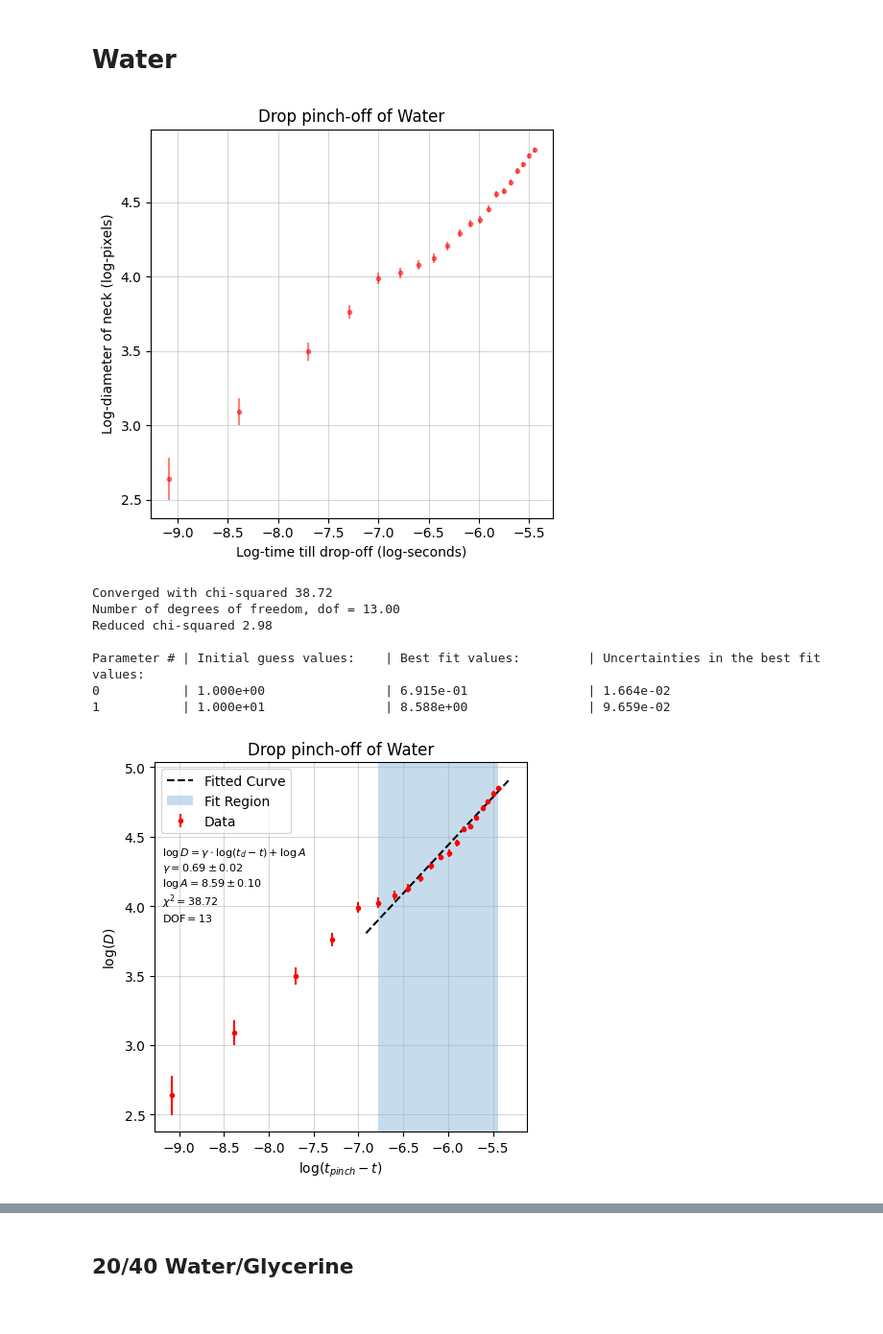
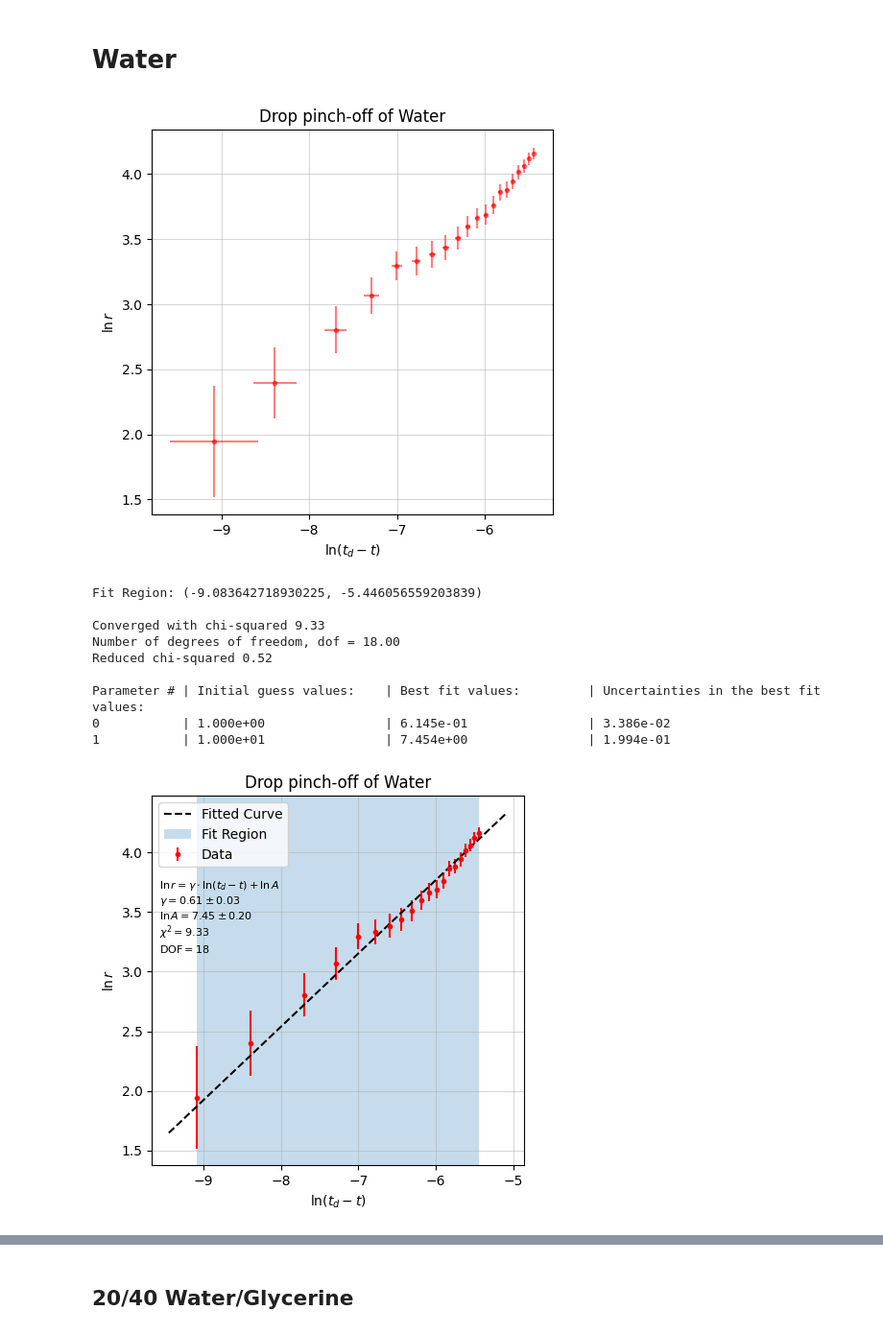
Before and after one commit to jshe2304/phys21100, a Jupyter notebook: experiment3/5.ipynb, the cells around one changed output, grey strips where cells are left out. Shown: that part at 96% size. Drawn from its saved outputs; the diff is of its cells as text; code cells hidden in the pictures.

```diff
--- a/experiment3/5.ipynb
+++ b/experiment3/5.ipynb
@@ -10,7 +10,7 @@ from utils import data_fit, fit
 ## Data
 # %%
 data_water = pd.read_csv('./data/5water.csv')
-data_glyce = pd.read_csv('./data/5water.csv')
+data_glyce = pd.read_csv('./data/5glyce.csv')
 
 fps = 8810
 
@@ -20,47 +20,54 @@ dropoff_frame_glyce = 78
 frames_water = (dropoff_frame_water - data_water['frame'])
 frames_glyce = (dropoff_frame_glyce - data_glyce['frame'])
 
-times_water = frames_water/fps
-times_glyce = frames_glyce/fps
+t_water = frames_water/fps
+t_glyce = frames_glyce/fps
 
-diameters_water = data_water['width']
-diameters_glyce = data_glyce['width']
+t_err_water = 1/(2 * fps)
+t_err_glyce = 1/(2 * fps)
 
-diameters_err_water = data_water['width_err']
-diameters_err_glyce = data_glyce['width_err']
+r_water = data_water['width']/2
+r_glyce = data_glyce['width']/2
+
+r_err_water = data_water['width_err']/2
+r_err_glyce = data_glyce['width_err']/2
 # %% [markdown]
 # Water
 # %%
 fig, ax = plt.subplots(figsize=(5, 5))
 
 ax.errorbar(
-    np.log(times_water), np.log(diameters_water), yerr=diameters_err_water/diameters_water,
+    np.log(t_water), np.log(r_water), xerr=t_err_water/t_water, yerr=r_err_water/r_water,
     color='red', alpha=0.5, fmt='.',
     label='Water'
 )
 
-ax.set_xlabel('Log-time till drop-off (log-seconds)')
-ax.set_ylabel('Log-diameter of neck (log-pixels)')
+ax.set_xlabel(r'$\ln (t_d - t)$')
+ax.set_ylabel(r'$\ln r$')
 ax.grid(alpha=0.5)
 ax.set_title('Drop pinch-off of Water')
 
 plt.tight_layout()
 # %% [output]
-[figure, old version]
+[figure, new version]
 # %%
+fig, ax = plt.subplots(figsize=(5, 5))
 params, params_err, chisq, dof = fit(
-    np.log(times_water), np.log(diameters_water), diameters_err_water/diameters_water,
-    0, 15,
-    r'$\log (t_{pinch} - t)}$',
-    r'$\log (D)$',
-    'Drop pinch-off of Water'
+    np.log(t_water), np.log(r_water), r_err_water/r_water,
+    0, 20,
+    r'$\ln (t_{d} - t)}$',
+    r'$\ln r$',
+    'Drop pinch-off of Water',
+    ax=ax
 )
 # %% [output]
-Converged with chi-squared 38.72
-Number of degrees of freedom, dof = 13.00
-Reduced chi-squared 2.98
+Fit Region: (-9.083642718930225, -5.446056559203839)
+
+Converged with chi-squared 9.33
+Number of degrees of freedom, dof = 18.00
+Reduced chi-squared 0.52
 
 Parameter # | Initial guess values:    | Best fit values:         | Uncertainties in the best fit values:
-0           | 1.000e+00                | 6.915e-01                | 1.664e-02
-1           | 1.000e+01                | 8.588e+00                | 9.659e-02
+0           | 1.000e+00                | 6.145e-01                | 3.386e-02
+1           | 1.000e+01                | 7.454e+00                | 1.994e-01
-[figure, old version]
+[figure, new version]
```
Also changed, not shown: parts of 5 cells of this notebook, 17 other files.
